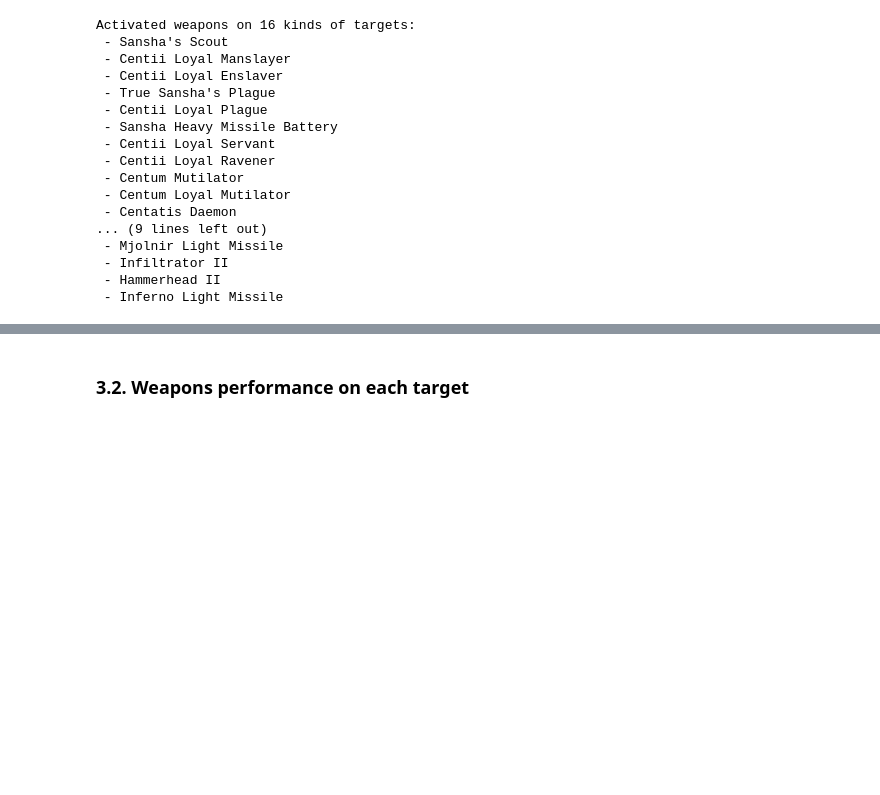
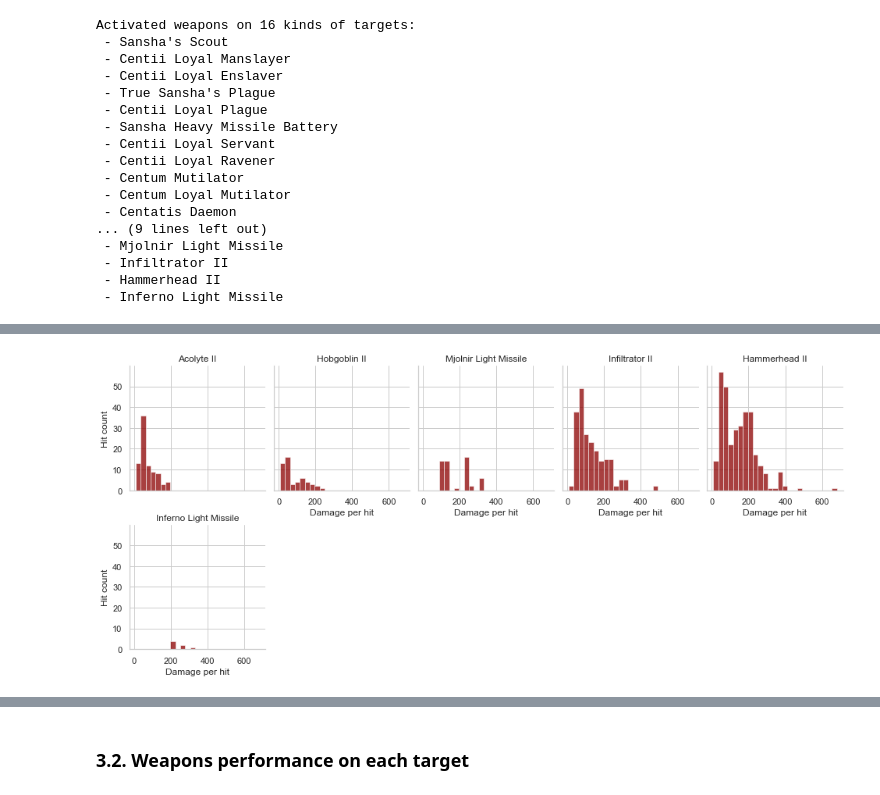
Before and after one commit to mislavskii/EvELogs, a Jupyter notebook: WeaponPerformancePub.ipynb, the cells around one changed output, grey strips where cells are left out. Cells and saved outputs as stored; diff of their text form; code cells hidden in the pictures; blank space fills up the shorter version.

```diff
--- a/WeaponPerformancePub.ipynb
+++ b/WeaponPerformancePub.ipynb
@@ -253,3 +259,14 @@ else:
+# %%
+g = sns.displot(
+    data=dealt_df, x="Damage", col="Weapon",
+    col_wrap=5,
+    height=3, aspect=.9, color='darkred'
+)
+g.set_axis_labels("Damage per hit", "Hit count")
+g.set_titles("{col_name}")
+plt.show()
+# %% [output]
+[figure, added]
 # %%
 if weapons:
     # Plotting mean and top damage scores per weapon across all targets
```
Also changed, not shown: parts of 10 cells of this notebook.
